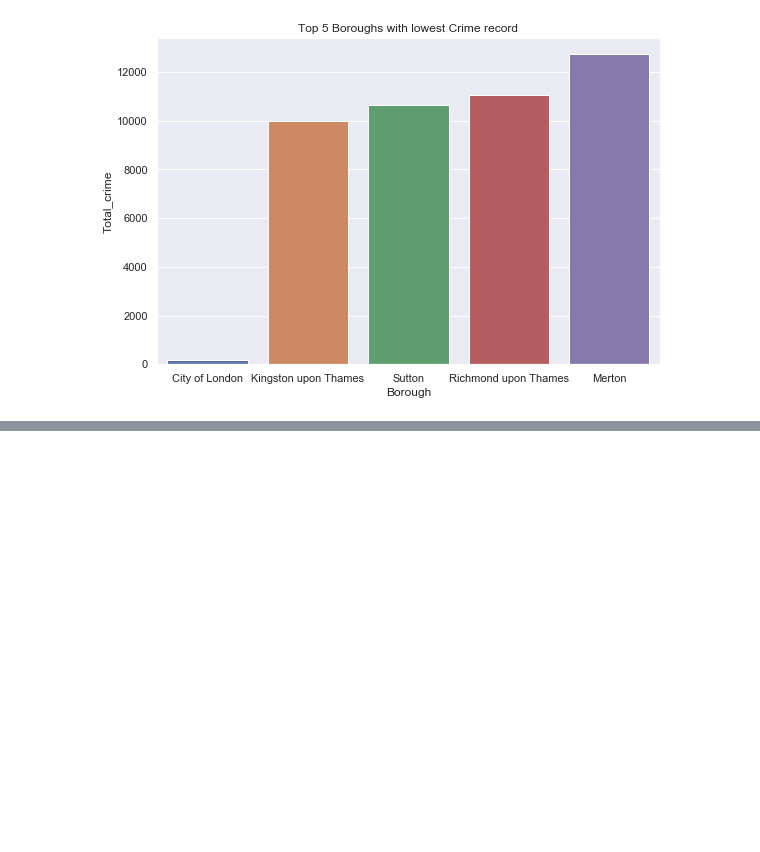
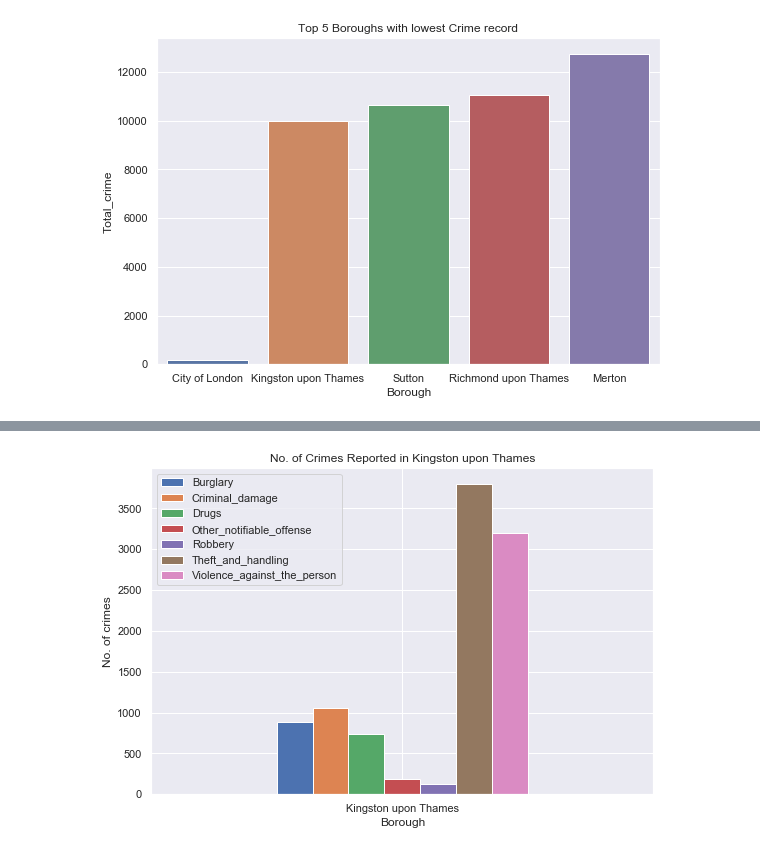
Before and after one commit to pratyushmp/Coursera_Capstone, a Jupyter notebook: The Battle of Neighborhoods/The Battle of Neighborhoods - London Neighborhood Clustering.ipynb, the cells around one changed output, grey strips where cells are left out. Cells and saved outputs as stored; diff of their text form; code cells hidden in the pictures; blank space fills up the shorter version.

Commit message:
Added London Neighborhood Clustering

```diff
--- a/The Battle of Neighborhoods/The Battle of Neighborhoods - London Neighborhood Clustering.ipynb
+++ b/The Battle of Neighborhoods/The Battle of Neighborhoods - London Neighborhood Clustering.ipynb
@@ -351,0 +359,3 @@ plt.title('Top 5 Boroughs with lowest Crime record');
+# %%
+df1 = london.query("Borough == 'Kingston upon Thames'")
+df1
@@ -351,0 +365,9 @@ plt.title('Top 5 Boroughs with lowest Crime record');
+# %%
+df2 = df1[['Borough', 'Burglary', 'Criminal_damage', 'Drugs', 'Other_notifiable_offense', 'Robbery', 'Theft_and_handling', 'Violence_against_the_person']]
+df2.set_index('Borough', inplace = True)
+df2.plot(kind = 'bar', figsize = (9,6), rot = 0)
+plt.title('No. of Crimes Reported in Kingston upon Thames')
+plt.xlabel('Borough')
+plt.ylabel('No. of crimes');
+# %% [output]
+[figure, added]
```
Also changed, not shown: parts of 5 cells of this notebook.
